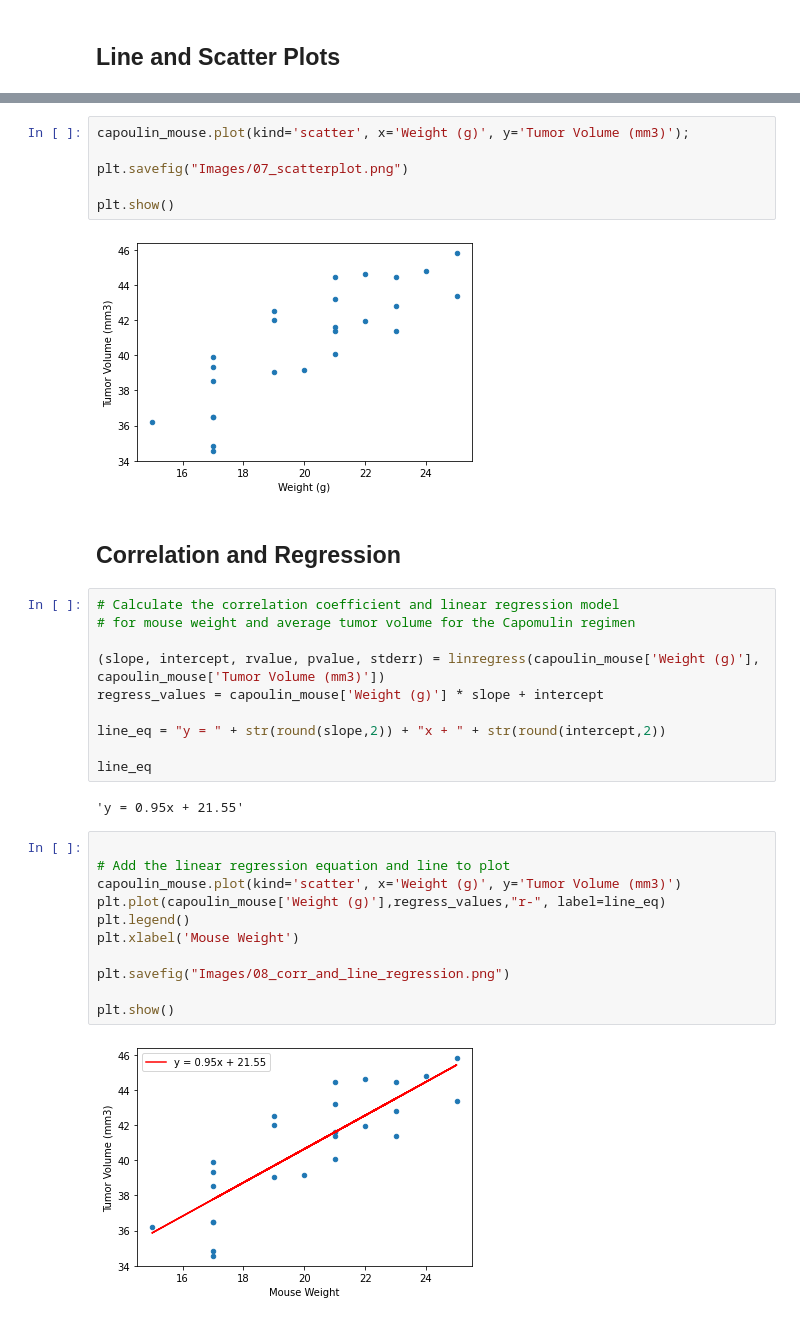
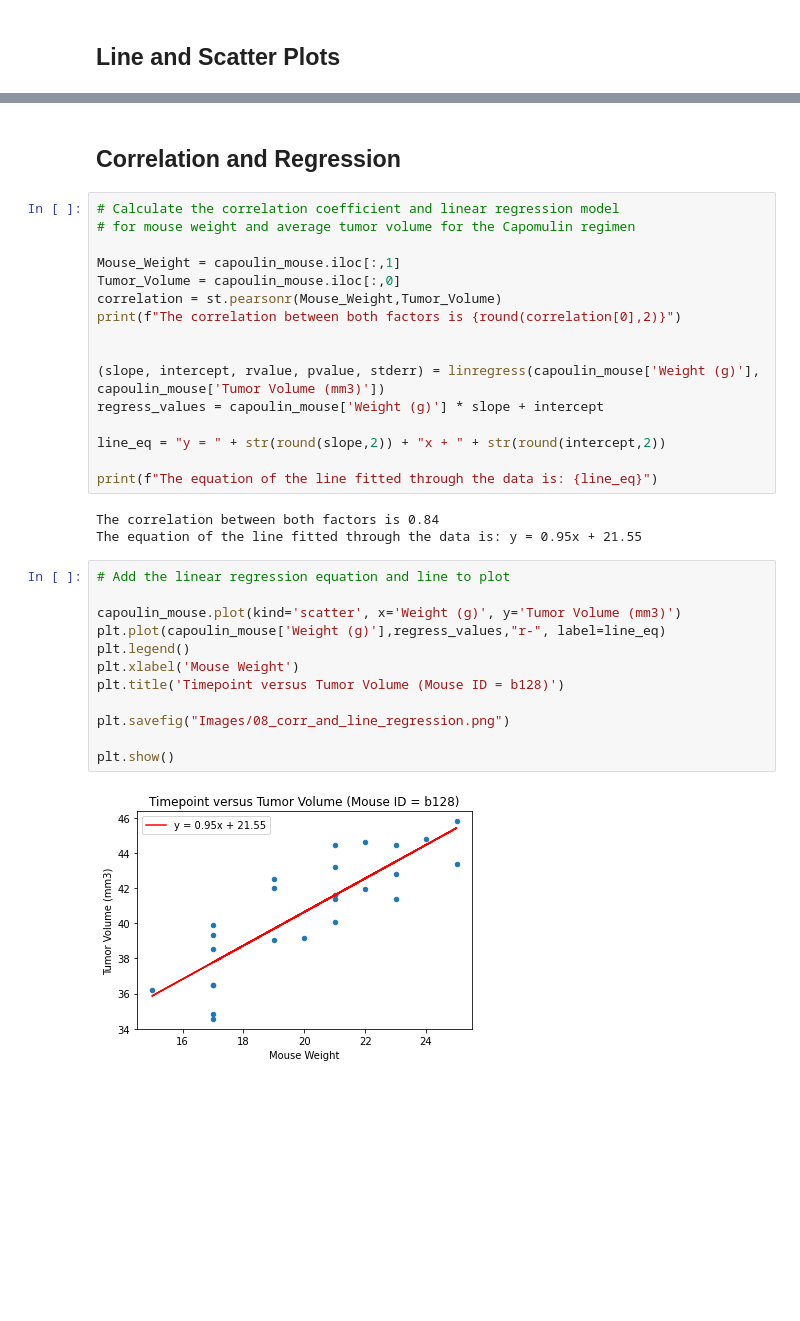
Before and after one commit to nairshanker/matplotlib_challenge, a Jupyter notebook: Pymaceuticals/pymaceuticals_starter_Final.ipynb, the cells around one changed output, grey strips where cells are left out. Drawn from its saved outputs; the diff is of its cells as text; blank space fills up the shorter version.

```diff
--- a/Pymaceuticals/pymaceuticals_starter_Final.ipynb
+++ b/Pymaceuticals/pymaceuticals_starter_Final.ipynb
@@ -413,35 +433,35 @@ capoulin_mouse
-# %%
-capoulin_mouse.plot(kind='scatter', x='Weight (g)', y='Tumor Volume (mm3)');
-
-plt.savefig("Images/07_scatterplot.png")
-
-plt.show()
-# %% [output]
-[figure, removed]
 # %% [markdown]
 ## Correlation and Regression
 # %%
 # Calculate the correlation coefficient and linear regression model
 # for mouse weight and average tumor volume for the Capomulin regimen
+
+Mouse_Weight = capoulin_mouse.iloc[:,1]
+Tumor_Volume = capoulin_mouse.iloc[:,0]
+correlation = st.pearsonr(Mouse_Weight,Tumor_Volume)
+print(f"The correlation between both factors is {round(correlation[0],2)}")
+
 
 (slope, intercept, rvalue, pvalue, stderr) = linregress(capoulin_mouse['Weight (g)'], capoulin_mouse['Tumor Volume (mm3)'])
 regress_values = capoulin_mouse['Weight (g)'] * slope + intercept
 
 line_eq = "y = " + str(round(slope,2)) + "x + " + str(round(intercept,2))
 
-line_eq
+print(f"The equation of the line fitted through the data is: {line_eq}")
 # %% [output]
-'y = 0.95x + 21.55'
+The correlation between both factors is 0.84
+The equation of the line fitted through the data is: y = 0.95x + 21.55
 # %%
+# Add the linear regression equation and line to plot
 
-# Add the linear regression equation and line to plot
 capoulin_mouse.plot(kind='scatter', x='Weight (g)', y='Tumor Volume (mm3)')
 plt.plot(capoulin_mouse['Weight (g)'],regress_values,"r-", label=line_eq)
 plt.legend()
 plt.xlabel('Mouse Weight')
+plt.title('Timepoint versus Tumor Volume (Mouse ID = b128)')
 
 plt.savefig("Images/08_corr_and_line_regression.png")
 
 plt.show()
 # %% [output]
-[figure, old version]
+[figure, new version]
```
Also changed, not shown: parts of 17 cells of this notebook, 6 other files.
